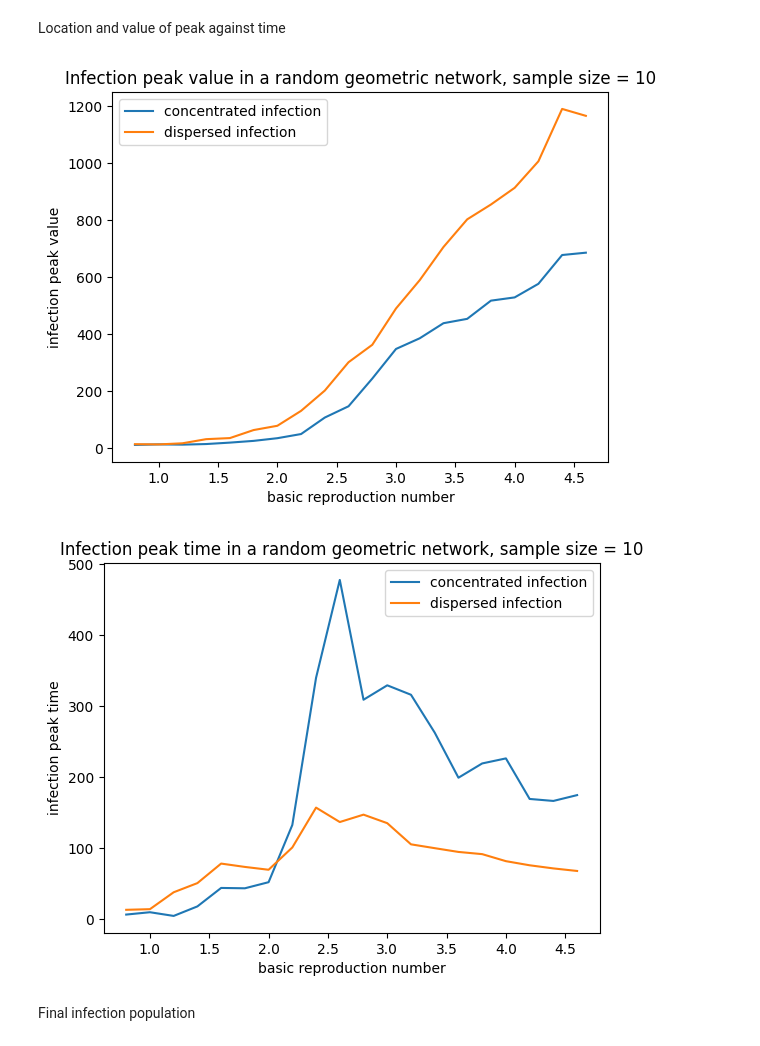
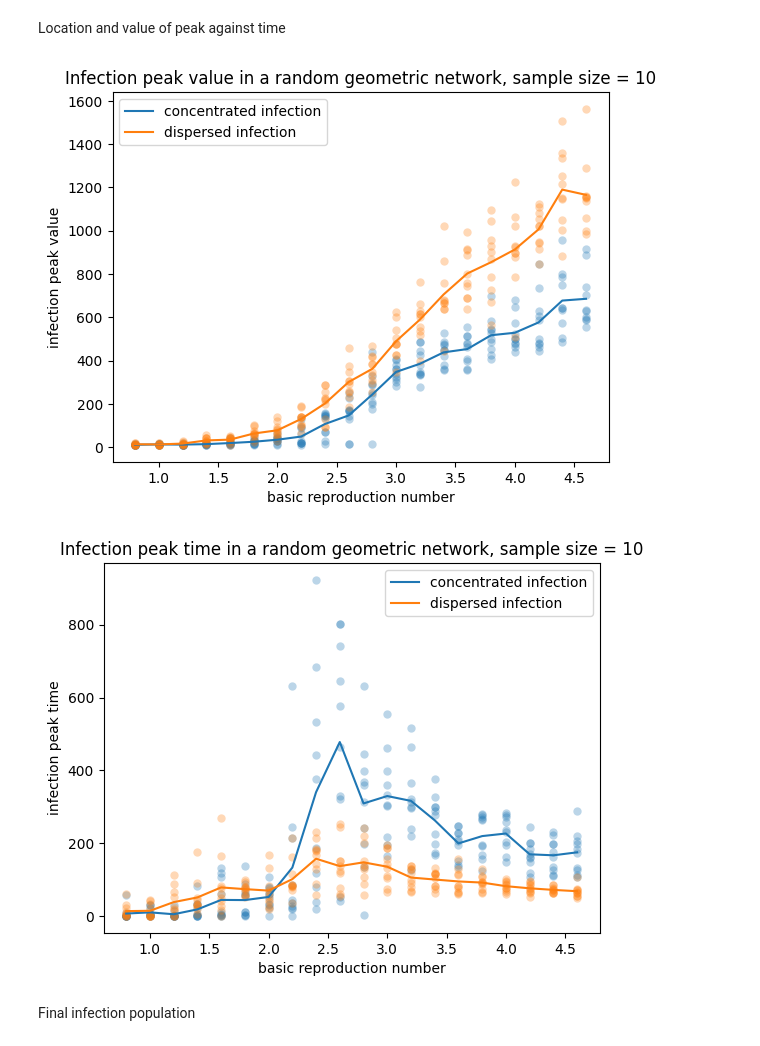
Before and after one commit to ChloeYiu/Network-Friendship-Disease, a Jupyter notebook: final_report.ipynb, the cells around one changed output. Drawn from its saved outputs; the diff is of its cells as text; code cells hidden in the pictures.

Commit message:
included scatter in final report

```diff
--- a/final_report.ipynb
+++ b/final_report.ipynb
@@ -458,25 +458,38 @@ average_infection_peak_time_c = np.mean(infection_peak_time_c, axis=0)
 
 average_infection_peak_val_d = np.mean(infection_peak_val_d, axis=0)
 average_infection_peak_time_d = np.mean(infection_peak_time_d, axis=0)
+# %%
+for sample_num in range(sample_size):
+    plt.scatter(basic_reproduction_number_array, infection_peak_val_c[sample_num], lw = 0, alpha = alpha, color="#1f77b4")
+plt.plot(basic_reproduction_number_array, average_infection_peak_val_c, label="concentrated infection")
+
+for sample_num in range(sample_size):
+    plt.scatter(basic_reproduction_number_array, infection_peak_val_d[sample_num], lw = 0, alpha = alpha, color="#ff7f0e")
+plt.plot(basic_reproduction_number_array, average_infection_peak_val_d, label="dispersed infection")
+
+plt.legend()
+plt.title(f"Infection peak value in a random geometric network, sample size = {sample_size}")
+plt.xlabel("basic reproduction number")
+plt.ylabel("infection peak value")
+plt.show()
+# %% [output]
+[figure, added]
 # %%
-plt.plot(basic_reproduction_number_array, average_infection_peak_val_c, label="concentrated infection")
-plt.plot(basic_reproduction_number_array, average_infection_peak_val_d, label="dispersed infection")
-plt.legend()
-plt.title(f"Infection peak value in a random geometric network, sample size = {sample_size}")
-plt.xlabel("basic reproduction number")
-plt.ylabel("infection peak value")
-plt.show()
+for sample_num in range(sample_size):
+    plt.scatter(basic_reproduction_number_array, infection_peak_time_c[sample_num], lw = 0, alpha = alpha, color="#1f77b4")
+plt.plot(basic_reproduction_number_array, average_infection_peak_time_c, label="concentrated infection")
 
-plt.plot(basic_reproduction_number_array, average_infection_peak_time_c, label="concentrated infection")
+for sample_num in range(sample_size):
+    plt.scatter(basic_reproduction_number_array, infection_peak_time_d[sample_num], lw = 0, alpha = alpha, color="#ff7f0e")
 plt.plot(basic_reproduction_number_array, average_infection_peak_time_d, label="dispersed infection")
+
 plt.legend()
 plt.title(f"Infection peak time in a random geometric network, sample size = {sample_size}")
 plt.xlabel("basic reproduction number")
 plt.ylabel("infection peak time")
 plt.show()
 # %% [output]
-[figure, old version]
+[figure, new version]
-[figure, removed]
 # %% [markdown]
 Final infection population
 # %%
```
Also changed, not shown: parts of 2 cells of this notebook, 1 other file.
